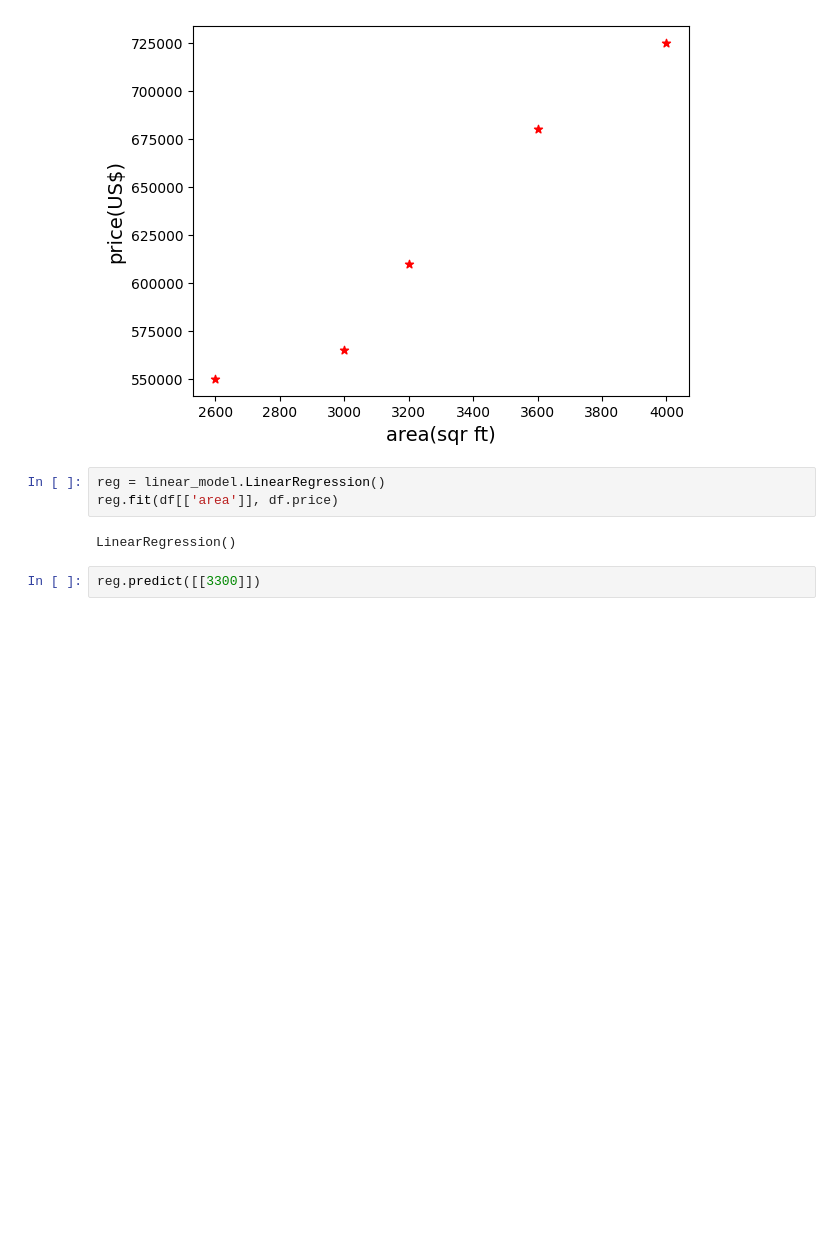
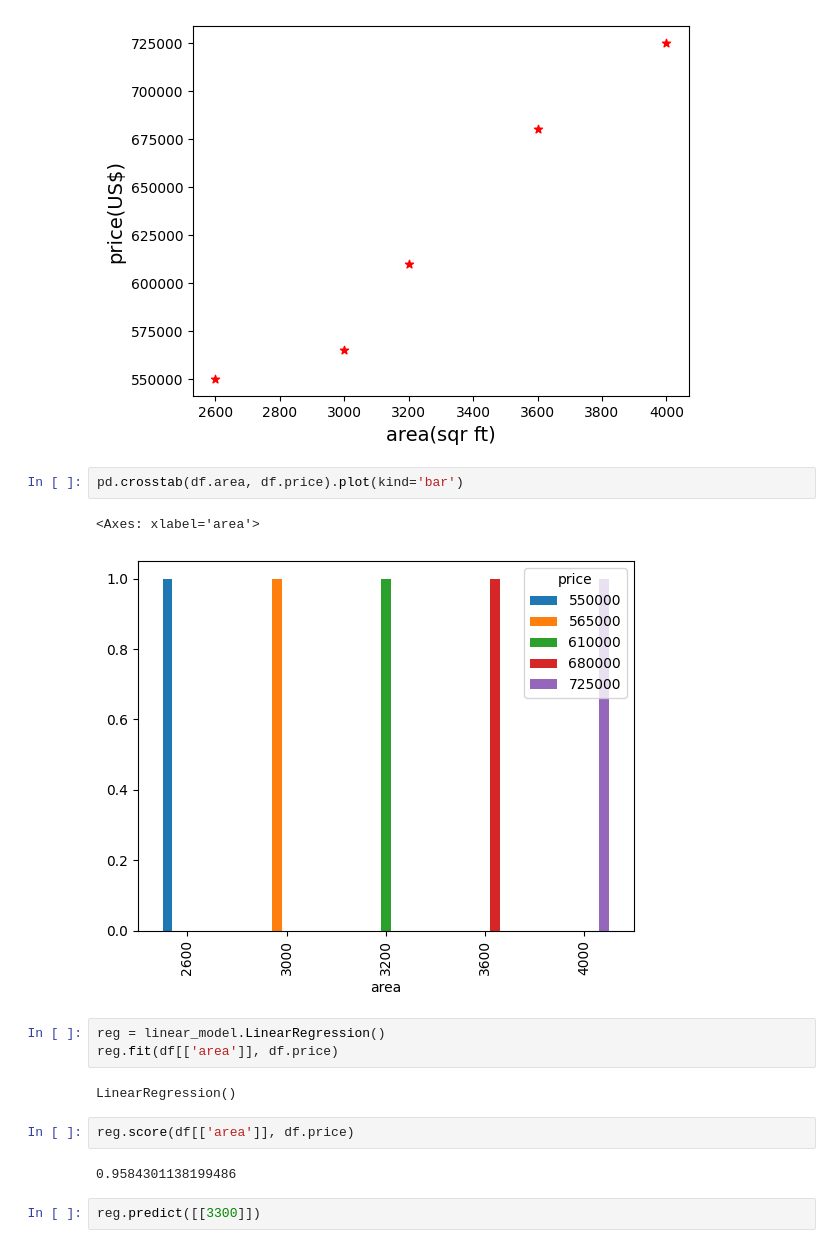
Before and after one commit to IsratTasnimEsha/Machine-Learning, a Jupyter notebook: 2_Linear Regression Single Variable/2.ipynb, the cells around one changed output. Drawn from its saved outputs; the diff is of its cells as text; blank space fills up the shorter version.

```diff
--- a/2_Linear Regression Single Variable/2.ipynb
+++ b/2_Linear Regression Single Variable/2.ipynb
@@ -21,11 +18,20 @@ plt.scatter(df.area, df.price, color='red', marker='*')
 # %% [output]
 <matplotlib.collections.PathCollection at 0x...>
 [figure]
+# %%
+pd.crosstab(df.area, df.price).plot(kind='bar')
+# %% [output]
+<Axes: xlabel='area'>
+[figure, added]
 # %%
 reg = linear_model.LinearRegression()
 reg.fit(df[['area']], df.price)
 # %% [output]
 LinearRegression()
+# %%
+reg.score(df[['area']], df.price)
+# %% [output]
+0.9584301138199486
 # %%
 reg.predict([[3300]])
 # %% [output]
```
Also changed, not shown: parts of 4 cells of this notebook, 19 other files.
